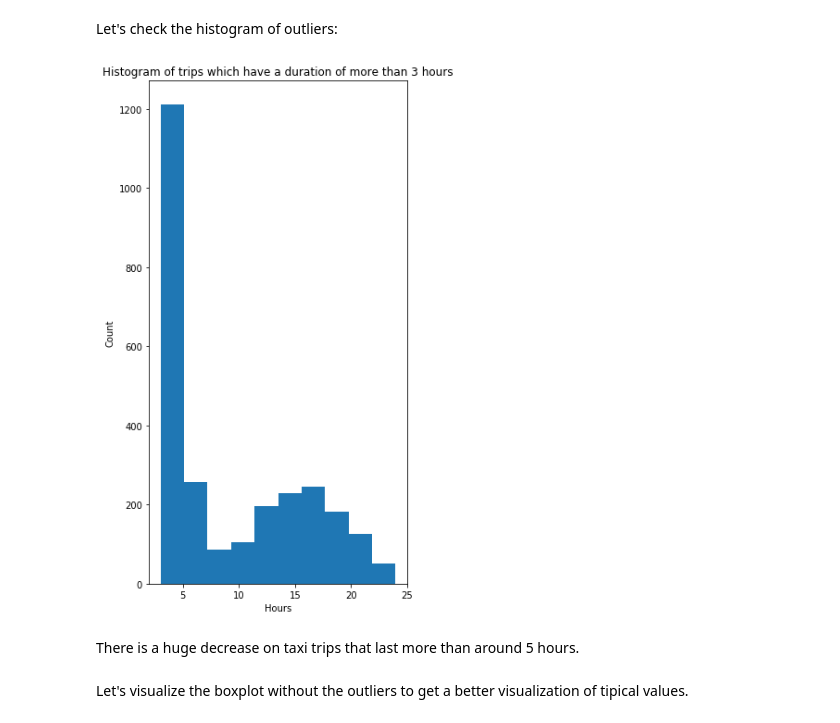
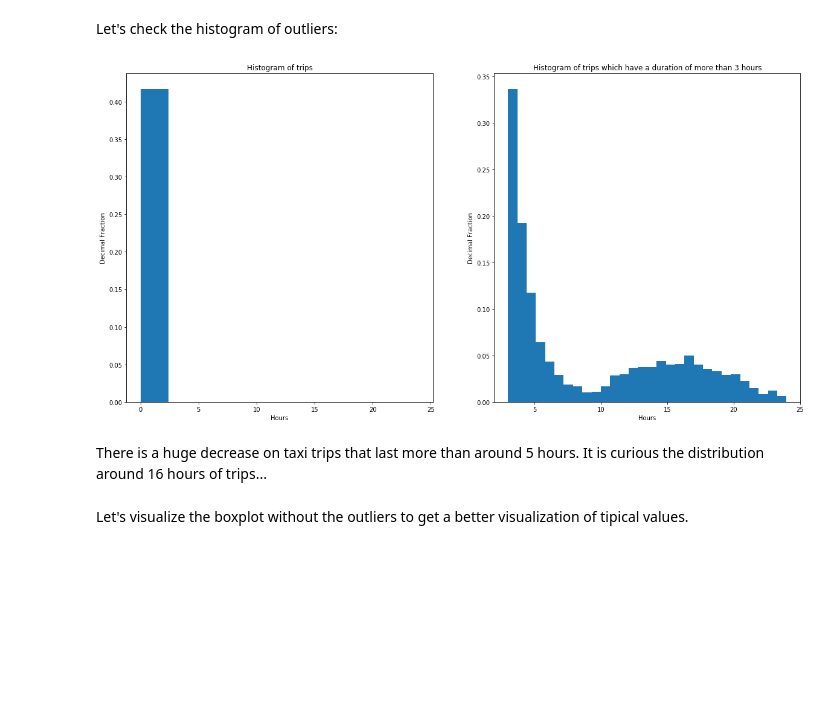
Before and after one commit to alexisgaziello/CSP_MATH_571_taxi_oracle, a Jupyter notebook: src/Taxis Analysis.ipynb, the cells around one changed output. Drawn from its saved outputs; the diff is of its cells as text; code cells hidden in the pictures; blank space fills up the shorter version.

```diff
--- a/src/Taxis Analysis.ipynb
+++ b/src/Taxis Analysis.ipynb
@@ -345,16 +327,23 @@ Percentaje: 0.04%
 # %% [markdown]
 Let's check the histogram of outliers:
 # %%
-fig, ax = plt.subplots(figsize=(5,10))
-ax.hist(df.loc[df['trip_seconds'] > hours*3600,]['trip_seconds']/3600)
-ax.set_title(f'Histogram of trips which have a duration of more than {hours} hours')
-ax.set_ylabel('Count')
-ax.set_xlabel('Hours')
+fig, ax = plt.subplots(nrows=1,ncols=2,figsize=(20,10))
+
+ax[0].hist(df['trip_seconds']/3600,density=True)
+ax[0].set_title(f'Histogram of trips')
+ax[0].set_ylabel('Decimal Fraction')
+ax[0].set_xlabel('Hours')
+
+
+ax[1].hist(df.loc[df['trip_seconds'] > hours*3600,]['trip_seconds']/3600,density=True,bins=30)
+ax[1].set_title(f'Histogram of trips which have a duration of more than {hours} hours')
+ax[1].set_ylabel('Decimal Fraction')
+ax[1].set_xlabel('Hours')
 plt.show()
 # %% [output]
-[figure, old version]
+[figure, new version]
 # %% [markdown]
-There is a huge decrease on taxi trips that last more than around 5 hours.
+There is a huge decrease on taxi trips that last more than around 5 hours. It is curious the distribution around 16 hours of trips...
 # %% [markdown]
 Let's visualize the boxplot without the outliers to get a better visualization of tipical values.
 # %%
```
Also changed, not shown: parts of 26 cells of this notebook.
